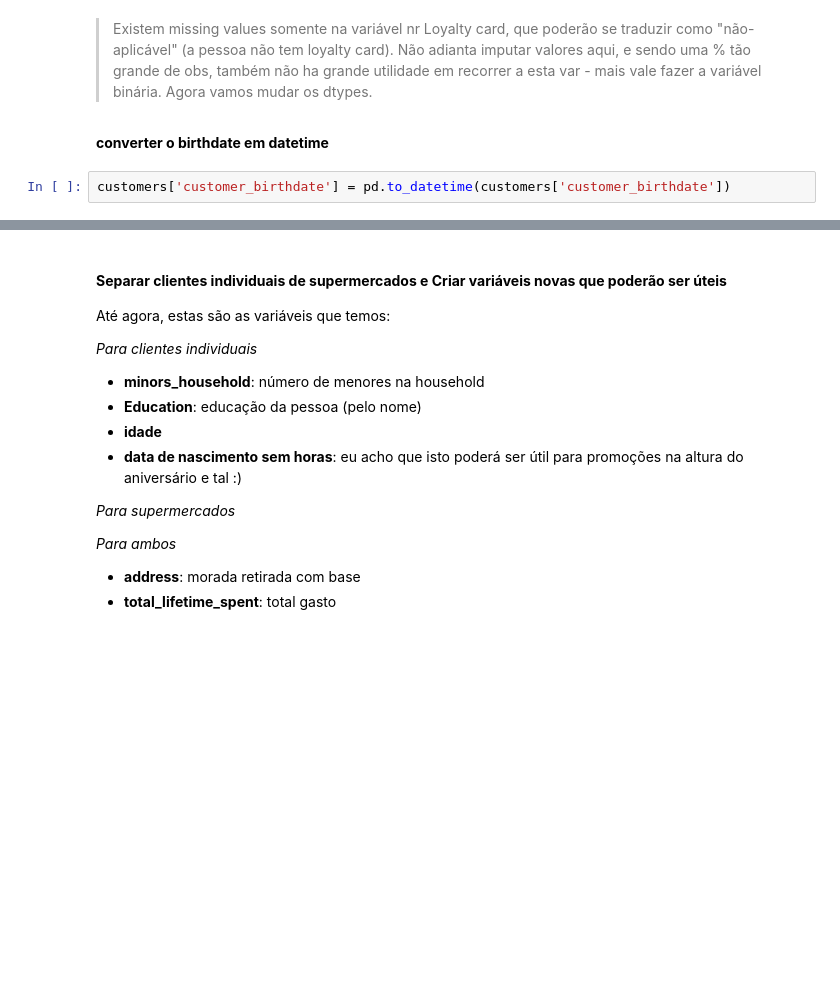
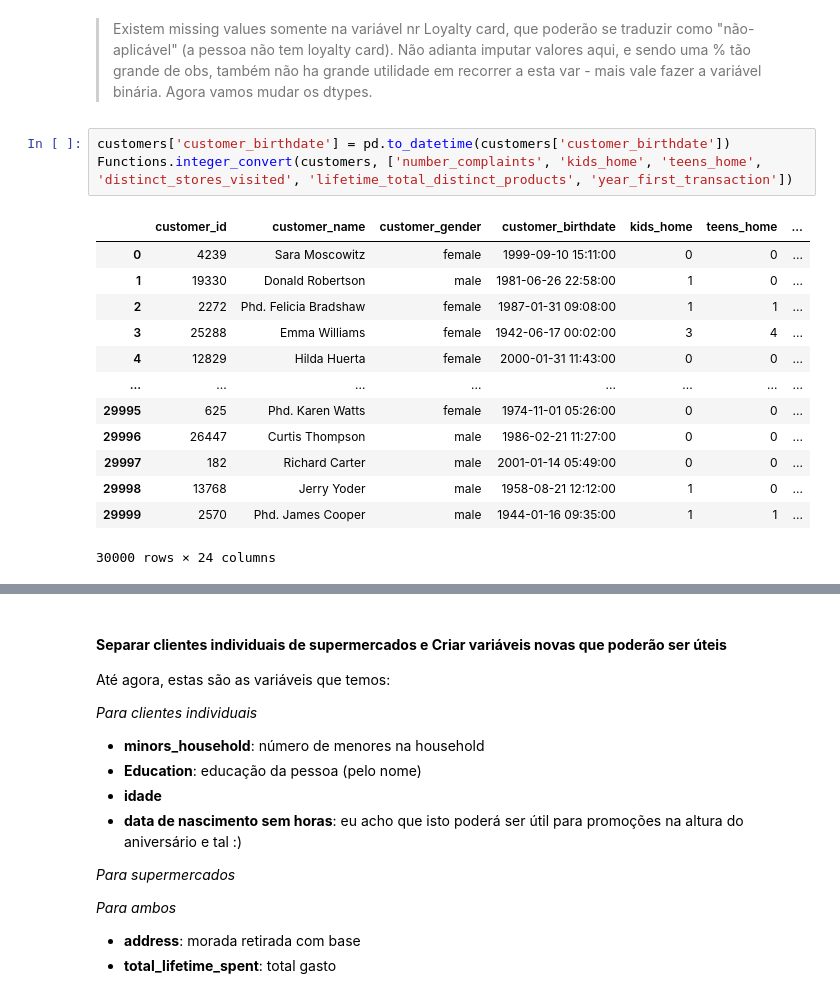
Before and after one commit to shaulleo/ProjetoML, a Jupyter notebook: ML II - EDA- Dados Novos.ipynb, the cells around one changed output, grey strips where cells are left out. Drawn from its saved outputs; the diff is of its cells as text; blank space fills up the shorter version.

```diff
--- a/ML II - EDA- Dados Novos.ipynb
+++ b/ML II - EDA- Dados Novos.ipynb
@@ -143,7 +143,20 @@ dtypes: float64(20), object(3)
 memory usage: 5.5+ MB
 # %% [markdown]
 > Existem missing values somente na variável nr Loyalty card, que poderão se traduzir como "não-aplicável" (a pessoa não tem loyalty card). Não adianta imputar valores aqui, e sendo uma % tão grande de obs, também não ha grande utilidade em recorrer a esta var - mais vale fazer a variável binária. Agora vamos mudar os dtypes.
-# %% [markdown]
-**converter o birthdate em datetime**
 # %%
 customers['customer_birthdate'] = pd.to_datetime(customers['customer_birthdate'])
+Functions.integer_convert(customers, ['number_complaints', 'kids_home', 'teens_home', 'distinct_stores_visited', 'lifetime_total_distinct_products', 'year_first_transaction'])
+# %% [output]
+|  | customer_id | customer_name | customer_gender | customer_birthdate | kids_home | teens_home | ... |
+| 0 | 4239 | Sara Moscowitz | female | 1999-09-10 15:11:00 | 0 | 0 | ... |
+| 1 | 19330 | Donald Robertson | male | 1981-06-26 22:58:00 | 1 | 0 | ... |
+| 2 | 2272 | Phd. Felicia Bradshaw | female | 1987-01-31 09:08:00 | 1 | 1 | ... |
+| 3 | 25288 | Emma Williams | female | 1942-06-17 00:02:00 | 3 | 4 | ... |
+| 4 | 12829 | Hilda Huerta | female | 2000-01-31 11:43:00 | 0 | 0 | ... |
+| ... | ... | ... | ... | ... | ... | ... | ... |
+| 29995 | 625 | Phd. Karen Watts | female | 1974-11-01 05:26:00 | 0 | 0 | ... |
+| 29996 | 26447 | Curtis Thompson | male | 1986-02-21 11:27:00 | 0 | 0 | ... |
+| 29997 | 182 | Richard Carter | male | 2001-01-14 05:49:00 | 0 | 0 | ... |
+| 29998 | 13768 | Jerry Yoder | male | 1958-08-21 12:12:00 | 1 | 0 | ... |
+| 29999 | 2570 | Phd. James Cooper | male | 1944-01-16 09:35:00 | 1 | 1 | ... |
+30000 rows × 24 columns
```
Also changed, not shown: parts of 13 cells of this notebook.
